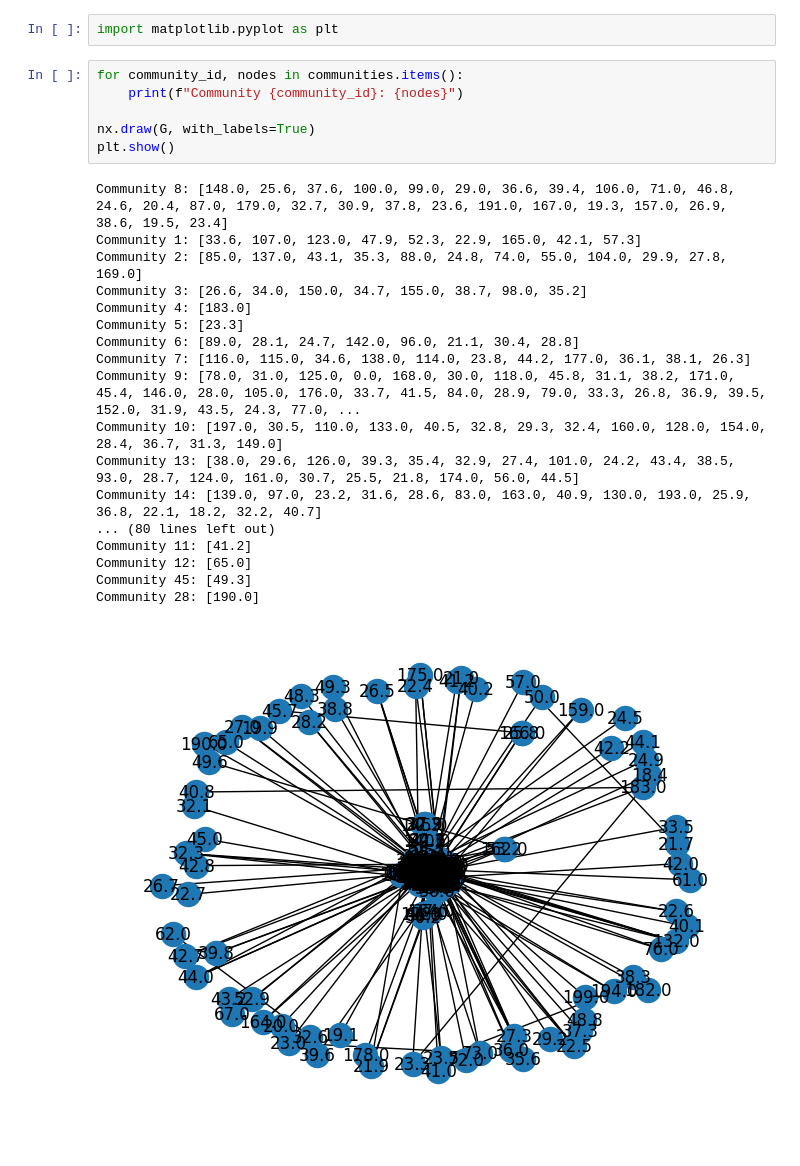
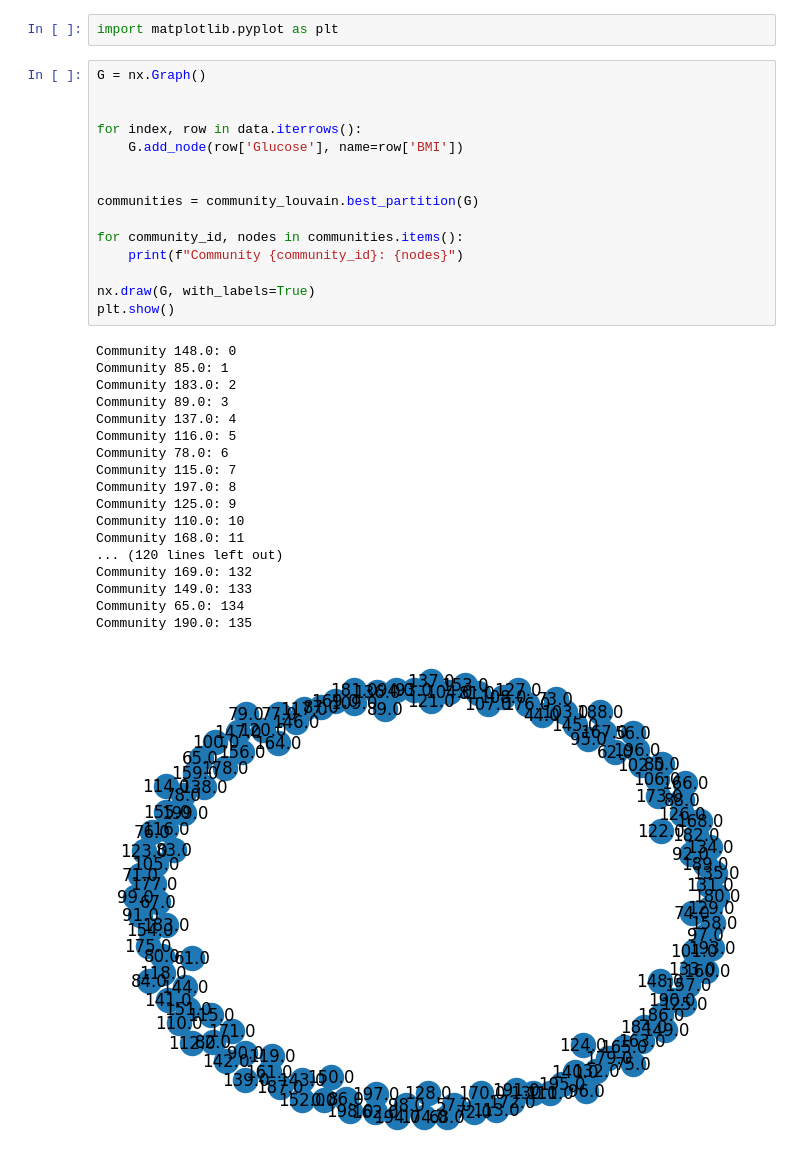
Before and after one commit to KarthikaSrnvs/Machine-Learning, a Jupyter notebook: samplecodeintern.ipynb, the cells around one changed output. Drawn from its saved outputs; the diff is of its cells as text.

```diff
--- a/samplecodeintern.ipynb
+++ b/samplecodeintern.ipynb
@@ -61,27 +61,36 @@ for node, community_id in partition.items():
 # %%
 import matplotlib.pyplot as plt
 # %%
+G = nx.Graph()
+
+
+for index, row in data.iterrows():
+    G.add_node(row['Glucose'], name=row['BMI'])
+
+
+communities = community_louvain.best_partition(G)
+
 for community_id, nodes in communities.items():
     print(f"Community {community_id}: {nodes}")
 
 nx.draw(G, with_labels=True)
 plt.show()
 # %% [output]
-Community 8: [148.0, 25.6, 37.6, 100.0, 99.0, 29.0, 36.6, 39.4, 106.0, 71.0, 46.8, 24.6, 20.4, 87.0, 179.0, 32.7, 30.9, 37.8, 23.6, 191.0, 167.0, 19.3, 157.0, 26.9, 38.6, 19.5, 23.4]
-Community 1: [33.6, 107.0, 123.0, 47.9, 52.3, 22.9, 165.0, 42.1, 57.3]
-Community 2: [85.0, 137.0, 43.1, 35.3, 88.0, 24.8, 74.0, 55.0, 104.0, 29.9, 27.8, 169.0]
-Community 3: [26.6, 34.0, 150.0, 34.7, 155.0, 38.7, 98.0, 35.2]
-Community 4: [183.0]
-Community 5: [23.3]
-Community 6: [89.0, 28.1, 24.7, 142.0, 96.0, 21.1, 30.4, 28.8]
-Community 7: [116.0, 115.0, 34.6, 138.0, 114.0, 23.8, 44.2, 177.0, 36.1, 38.1, 26.3]
-Community 9: [78.0, 31.0, 125.0, 0.0, 168.0, 30.0, 118.0, 45.8, 31.1, 38.2, 171.0, 45.4, 146.0, 28.0, 105.0, 176.0, 33.7, 41.5, 84.0, 28.9, 79.0, 33.3, 26.8, 36.9, 39.5, 152.0, 31.9, 43.5, 24.3, 77.0, ...
-Community 10: [197.0, 30.5, 110.0, 133.0, 40.5, 32.8, 29.3, 32.4, 160.0, 128.0, 154.0, 28.4, 36.7, 31.3, 149.0]
-Community 13: [38.0, 29.6, 126.0, 39.3, 35.4, 32.9, 27.4, 101.0, 24.2, 43.4, 38.5, 93.0, 28.7, 124.0, 161.0, 30.7, 25.5, 21.8, 174.0, 56.0, 44.5]
-Community 14: [139.0, 97.0, 23.2, 31.6, 28.6, 83.0, 163.0, 40.9, 130.0, 193.0, 25.9, 36.8, 22.1, 18.2, 32.2, 40.7]
-... (80 lines left out)
-Community 11: [41.2]
-Community 12: [65.0]
-Community 45: [49.3]
-Community 28: [190.0]
+Community 148.0: 0
+Community 85.0: 1
+Community 183.0: 2
+Community 89.0: 3
+Community 137.0: 4
+Community 116.0: 5
+Community 78.0: 6
+Community 115.0: 7
+Community 197.0: 8
+Community 125.0: 9
+Community 110.0: 10
+Community 168.0: 11
+... (120 lines left out)
+Community 169.0: 132
+Community 149.0: 133
+Community 65.0: 134
+Community 190.0: 135
-[figure, old version]
+[figure, new version]
```
Also changed, not shown: parts of 1 cell of this notebook.
